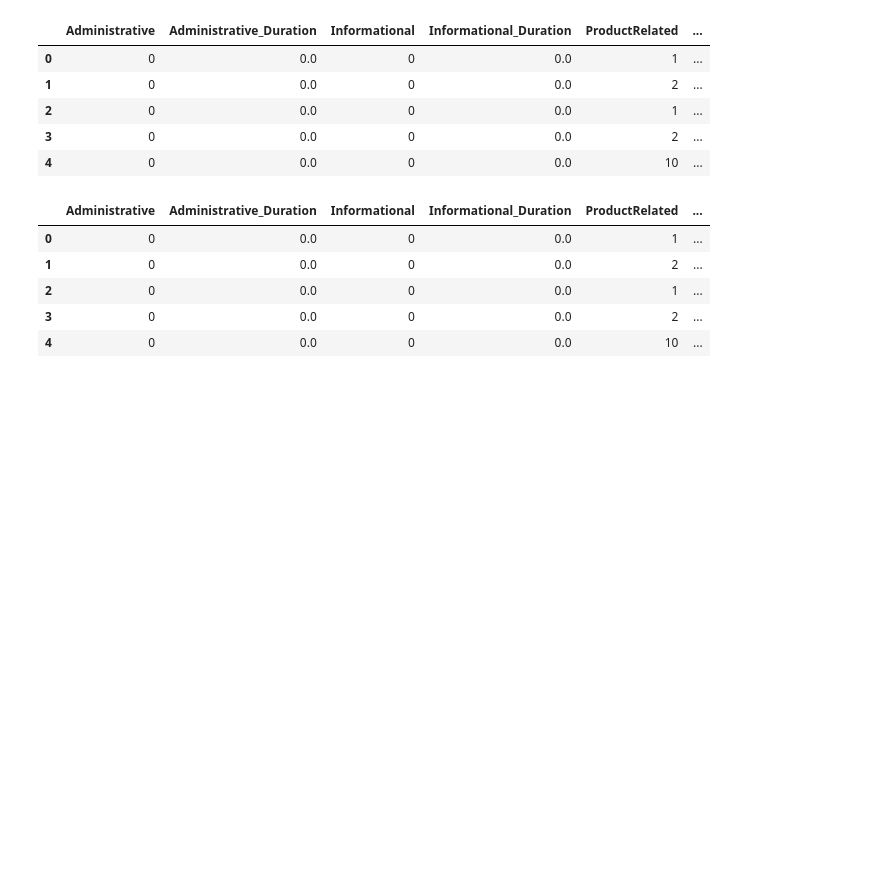
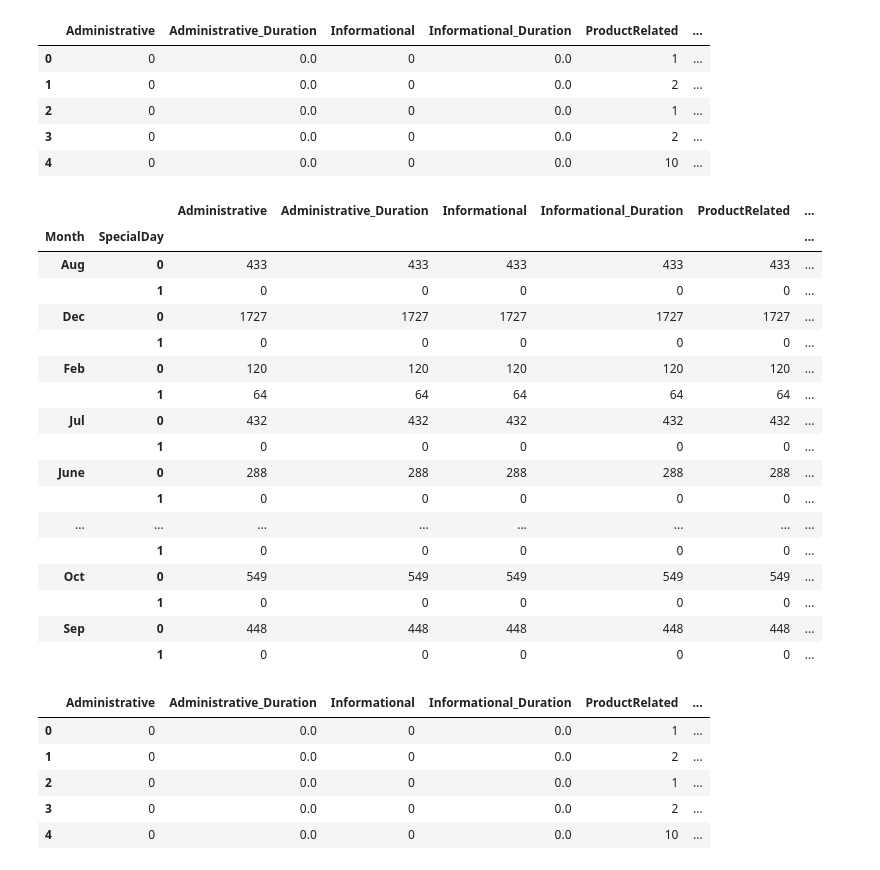
Before and after one commit to griffin-reichmuth/Portfolio-Online-Shopping, a Jupyter notebook: notebooks/Feature_engineering.ipynb, the cells around one changed output. Cells and saved outputs as stored; diff of their text form; code cells hidden in the pictures; blank space fills up the shorter version.

```diff
--- a/notebooks/Feature_engineering.ipynb
+++ b/notebooks/Feature_engineering.ipynb
@@ -41,3 +41,24 @@ df['SpecialDay'] = pd.cut(df['SpecialDay'], bins=[0, 0.2, 1.1], labels=[0, 1], r
+# %%
+df.groupby(['Month', 'SpecialDay']).count()
+# %% [output]
+|  |  | Administrative | Administrative_Duration | Informational | Informational_Duration | ProductRelated | ... |
+| Month | SpecialDay |  |  |  |  |  | ... |
+| Aug | 0 | 433 | 433 | 433 | 433 | 433 | ... |
+|  | 1 | 0 | 0 | 0 | 0 | 0 | ... |
+| Dec | 0 | 1727 | 1727 | 1727 | 1727 | 1727 | ... |
+|  | 1 | 0 | 0 | 0 | 0 | 0 | ... |
+| Feb | 0 | 120 | 120 | 120 | 120 | 120 | ... |
+|  | 1 | 64 | 64 | 64 | 64 | 64 | ... |
+| Jul | 0 | 432 | 432 | 432 | 432 | 432 | ... |
+|  | 1 | 0 | 0 | 0 | 0 | 0 | ... |
+| June | 0 | 288 | 288 | 288 | 288 | 288 | ... |
+|  | 1 | 0 | 0 | 0 | 0 | 0 | ... |
+| ... | ... | ... | ... | ... | ... | ... | ... |
+|  | 1 | 0 | 0 | 0 | 0 | 0 | ... |
+| Oct | 0 | 549 | 549 | 549 | 549 | 549 | ... |
+|  | 1 | 0 | 0 | 0 | 0 | 0 | ... |
+| Sep | 0 | 448 | 448 | 448 | 448 | 448 | ... |
+|  | 1 | 0 | 0 | 0 | 0 | 0 | ... |
 # %%
 # convert bool vars to int
 df.Revenue = df.Revenue.replace({True: 1, False: 0})
```
Also changed, not shown: parts of 7 cells of this notebook.
